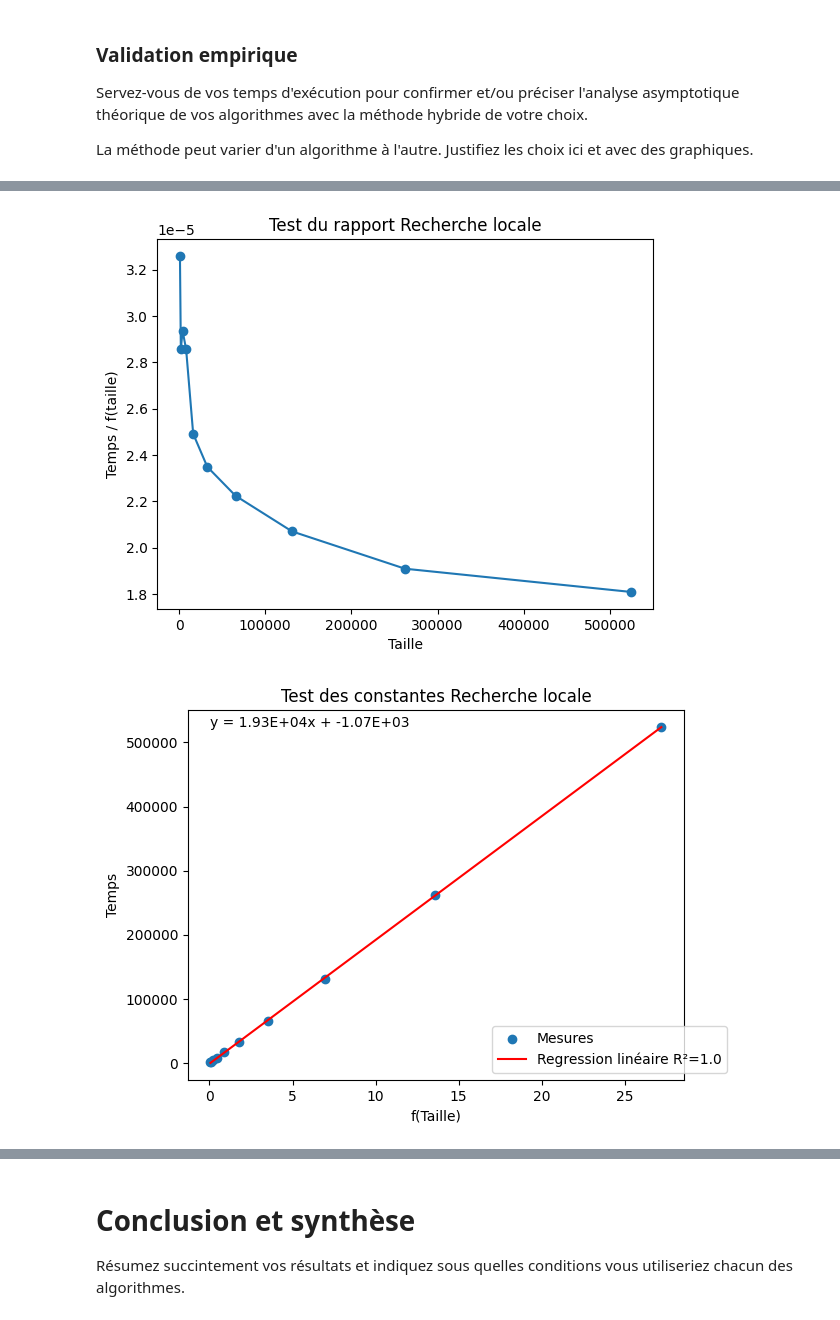
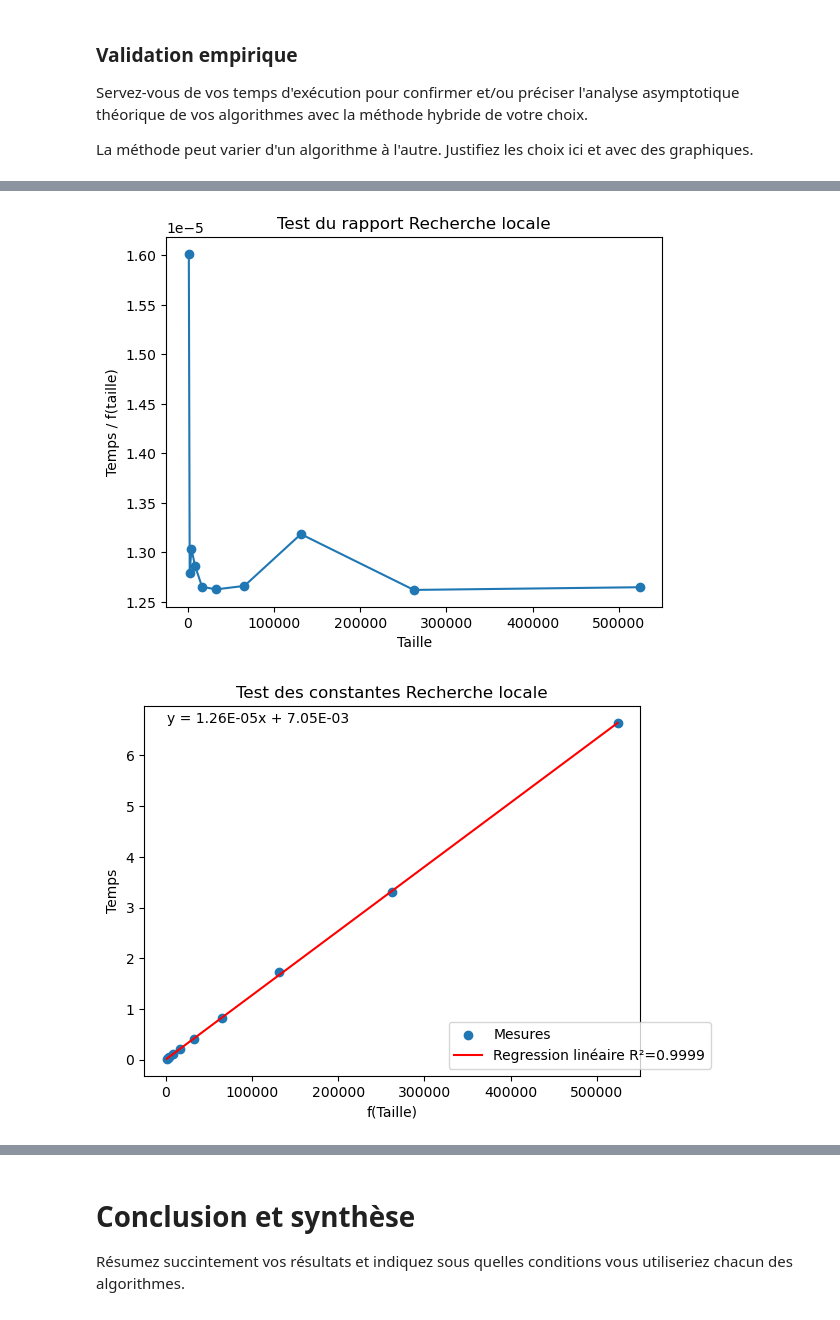
Before and after one commit to Za4khnissi/INF8775, a Jupyter notebook: TP2-H24/TP2-H24.ipynb, the cells around one changed output, grey strips where cells are left out. Drawn from its saved outputs; the diff is of its cells as text; code cells hidden in the pictures.

```diff
--- a/TP2-H24/TP2-H24.ipynb
+++ b/TP2-H24/TP2-H24.ipynb
@@ -296,7 +296,7 @@ def glouton(partition):
     # 2. find values for rest of transitions
 
     for i in np.arange(1, len(solution)) :
-        solution[i] = np.argmin(costs[partition[i-1], solution[i-1], partition[i], np.arange(D)]) # array indexing to calculate possibilities
+        solution[i] = np.argmin(costs[partition[i-1], solution[i-1], partition[i], :]) # array indexing to calculate possibilities
 
     return solution
 
@@ -352,13 +352,13 @@ def values_test_puissance(measures):
 def values_test_rapport(measures, f):
     return {size: measure/f(size) for size, measure in measures.items()}
 
-def values_test_constantes(measures):
-    return {measure: size for size, measure in measures.items()}
+def values_test_constantes(measures, f):
+    return { f(size) : measure for size, measure in measures.items()}
 
 def f(x):
-    return x**1.08
+    return x
 
 display_test_puissance(values_test_puissance(measures), "Test de puissance glouton")
 display_test_rapport(values_test_rapport(measures, f), "Test du rapport glouton")
-display_test_constantes(values_test_constantes(measures), "Test des constantes glouton")
+display_test_constantes(values_test_constantes(measures, f), "Test des constantes glouton")
 # %% [output]
@@ -484,13 +482,13 @@ def values_test_puissance(measures):
 def values_test_rapport(measures, f):
     return {size: measure/f(size) for size, measure in measures.items()}
 
-def values_test_constantes(measures):
-    return {measure: size for size, measure in measures.items()}
+def values_test_constantes(measures, f):
+    return { f(size) : measure for size, measure in measures.items()}
 
 def f(x):
-    return x**1.08
+    return x
 
 display_test_puissance(values_test_puissance(measures), "Test de puissance progDyn")
 display_test_rapport(values_test_rapport(measures, f), "Test du rapport progDyn")
-display_test_constantes(values_test_constantes(measures), "Test des constantes progDyn")
+display_test_constantes(values_test_constantes(measures, f), "Test des constantes progDyn")
 # %% [output]
@@ -515,8 +513,12 @@ def localSearch(partition):
     # greedy algorithm starting point
     solution = glouton(partition)
 
+    # Also possible to start from nothing
+    # solution = [0 for i in range(len(partition))]
+
+
     # max iterations to avoid infinite loop in case of local minimum
-    max_iterations = 6 * len(partition)
+    max_iterations = 3 * len(partition)
 
     for iteration in range(max_iterations):
         # cycle through the partition
@@ -593,13 +596,13 @@ def values_test_puissance(measures):
     return {math.log(size): math.log(measure) for size, measure in measures.items()}
 def values_test_rapport(measures, f):
     return {size: measure/f(size) for size, measure in measures.items()}
-def values_test_constantes(measures):
-    return {measure: size for size, measure in measures.items()}
+def values_test_constantes(measures, f):
+    return { f(size) : measure for size, measure in measures.items()}
 
 def f(x):
-    return x**1.08
+    return x
 
 display_test_puissance(values_test_puissance(measures), "Test de puissance Recherche locale")
 display_test_rapport(values_test_rapport(measures, f), "Test du rapport Recherche locale")
-display_test_constantes(values_test_constantes(measures), "Test des constantes Recherche locale")
+display_test_constantes(values_test_constantes(measures, f), "Test des constantes Recherche locale")
 # %% [output]
@@ -607,3 +610,3 @@ display_test_constantes(values_test_constantes(measures), "Test des constantes R
-[figure, old version]
+[figure, new version]
-[figure, old version]
+[figure, new version]
 # %% [markdown]
```
Also changed, not shown: parts of 18 cells of this notebook.
